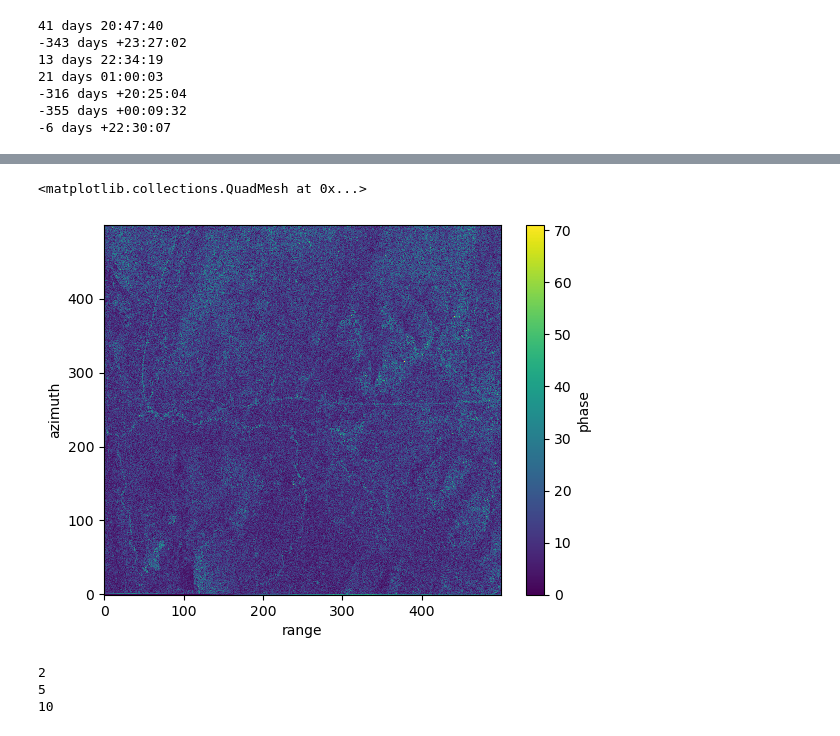
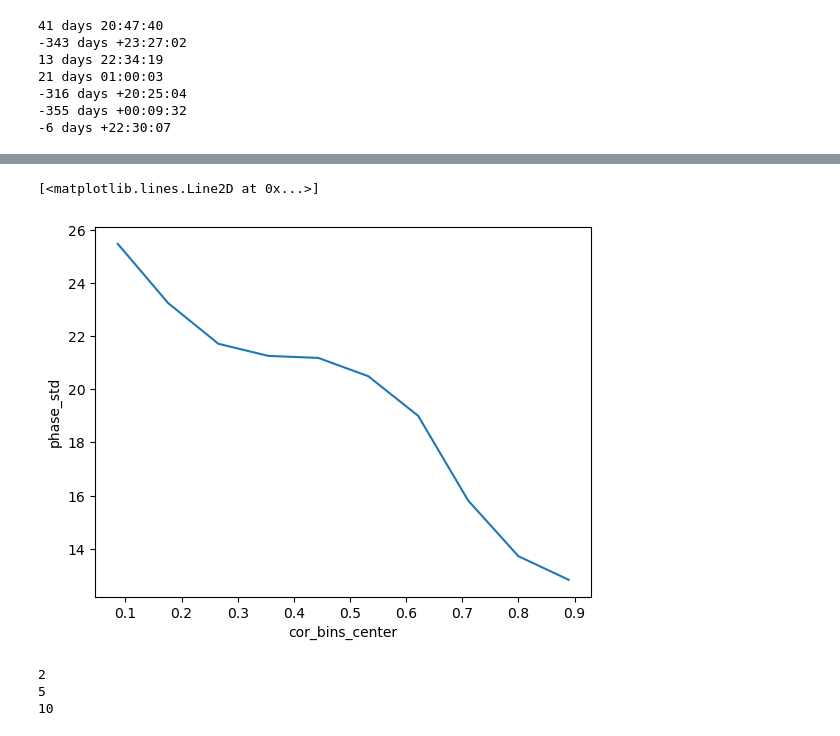
Before and after one commit to ZachHoppinen/uavsar-coherence, a Jupyter notebook: src/compare/non-snow/spatial-resolution.ipynb, the cells around one changed output, grey strips where cells are left out. Saved outputs shown, nothing was run; the diff lists cells and outputs as text; code cells hidden in the pictures.

```diff
--- a/src/compare/non-snow/spatial-resolution.ipynb
+++ b/src/compare/non-snow/spatial-resolution.ipynb
@@ -54,8 +54,8 @@ for fp1, fp2 in combinations(uavsars, 2):
     # lat, long, height = [r.reshape(?, ?) for r in [lat, long, height]]
 
     # coarsen azimuth by 3 so from 0.6 -> 1.8 and leave range as current 1.6 gives use square pixels
-    f1 = xr.DataArray(np.fromfile(fp1, dtype = '<c8').reshape(r, c), dims = ['azimuth','range']).coarsen(azimuth = 3, boundary = 'trim').mean().isel(azimuth = slice(0,5000), range = slice(0,5000))# .isel(azimuth = slice(0,20000), range = slice(0,8000))
-    f2 = xr.DataArray(np.fromfile(fp2, dtype = '<c8').reshape(r, c), dims = ['azimuth','range']).coarsen(azimuth = 3, boundary = 'trim').mean().isel(azimuth = slice(0,5000), range = slice(0,5000))# .isel(azimuth = slice(0,20000), range = slice(0,8000))
+    f1 = xr.DataArray(np.fromfile(fp1, dtype = '<c8').reshape(r, c), dims = ['azimuth','range']).coarsen(azimuth = 3, boundary = 'trim').mean().isel(azimuth = slice(5000,10000), range = slice(0,5000))# .isel(azimuth = slice(0,20000), range = slice(0,8000))
+    f2 = xr.DataArray(np.fromfile(fp2, dtype = '<c8').reshape(r, c), dims = ['azimuth','range']).coarsen(azimuth = 3, boundary = 'trim').mean().isel(azimuth = slice(5000,10000), range = slice(0,5000))# .isel(azimuth = slice(0,20000), range = slice(0,8000))
     break
 # %% [output]
 41 days 20:47:40
@@ -78,5 +78,5 @@ phase = f1 * f2.conj()
 phase = np.rad2deg(np.arctan2(phase.real, phase.imag))#.isel(azimuth = slice(0, int(cor.azimuth.max()) + 1), range = slice(0, int(cor.range.max()) + 1))# .coarsen(range = 5, azimuth = 5, boundary = 'trim').mean()
 
 # ds = xr.merge([cor.rename('cor'), phase.rename('phase')])
+
+ds = xr.merge([cor.rename('cor'), phase.rename('phase'), f1.rename('f1'), f2.rename('f2')])
-# %%
-ds = xr.merge([cor.rename('cor'), phase.rename('phase')])
@@ -112,5 +82,0 @@ ds['phase'].where((ds['cor'] > 0.7) & (ds['cor'] > 0.7)).coarsen(range = 10, azi
-# %%
-ds['phase'].coarsen(range = 5, azimuth = 5).mean().coarsen(range = 2, azimuth = 2).std().plot()
-# %% [output]
-<matplotlib.collections.QuadMesh at 0x...>
-[figure, removed]
@@ -117,3 +88,12 @@ ds['phase'].coarsen(range = 5, azimuth = 5).mean().coarsen(range = 2, azimuth =
+# %%
+sub = ds.isel(range = slice(0, 1000), azimuth = slice(0, 1000)).copy()
+sub = sub.coarsen(range = 3, azimuth = 12,boundary = 'trim').mean()
+sub['cor'] = coherence(sub['f1'], sub['f2'], window= 10)
+sub['phase_std'] = sub['phase'].rolling(range = 10, azimuth = 10).std()
+sub.groupby_bins('cor', 10).mean()['phase_std'].plot()
+# %% [output]
+[<matplotlib.lines.Line2D at 0x...>]
+[figure, added]
 # %%
 phase = ds['phase'].coarsen(range = int(100), azimuth = int(100)).std()
 cor = ds['cor'].coarsen(range = int(100), azimuth = int(100)).mean()
```
Also changed, not shown: parts of 6 cells of this notebook.
